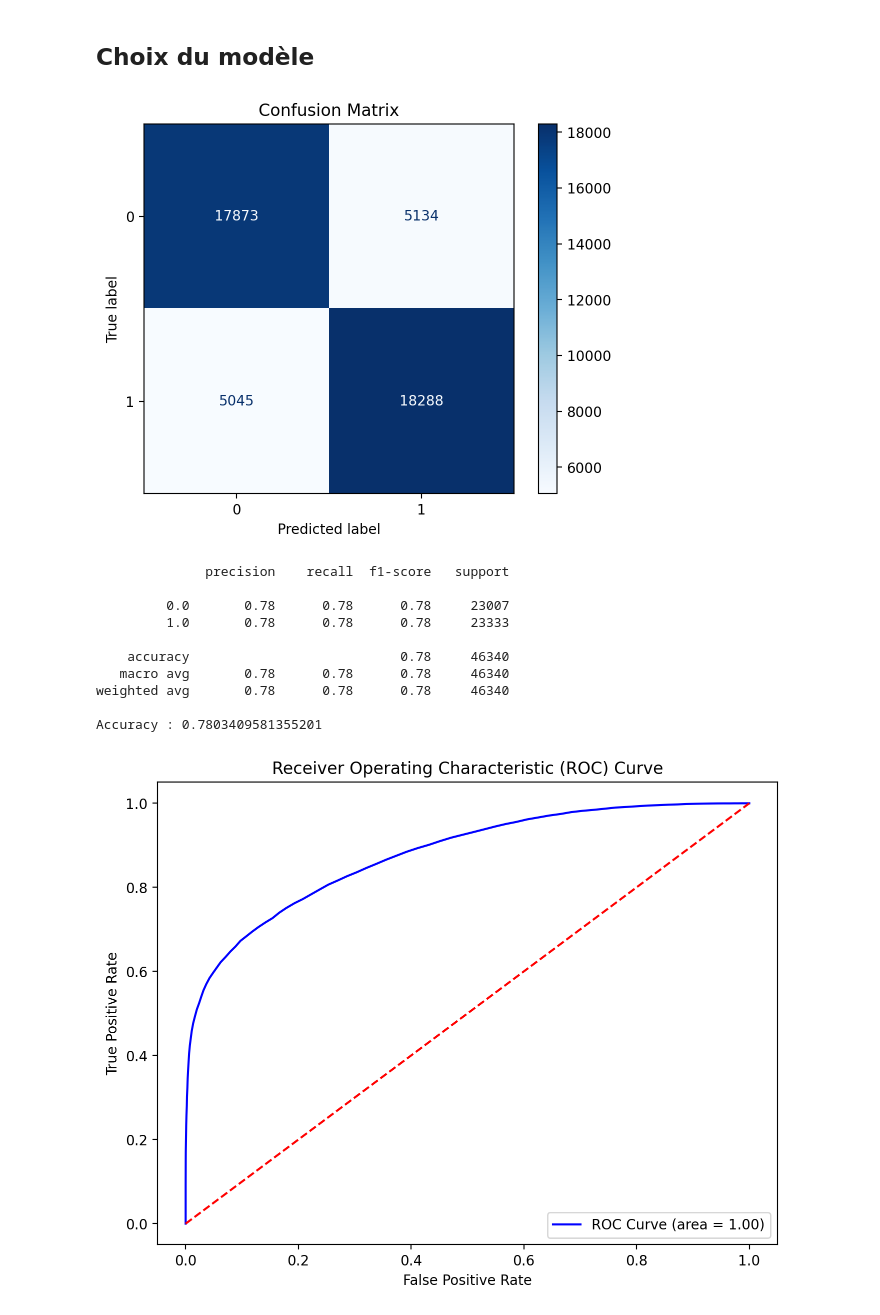
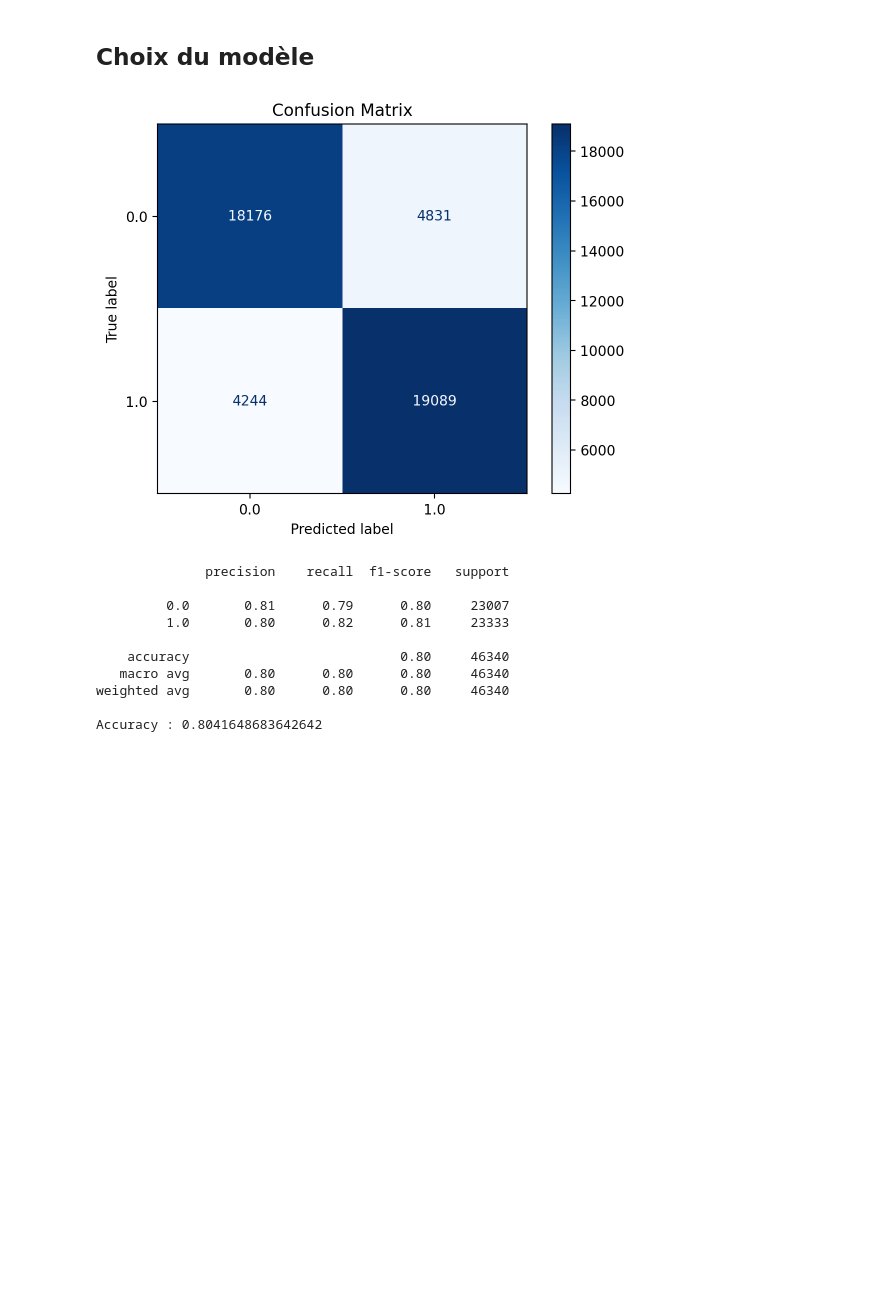
Before and after one commit to francisbonheur/alyra_projet_deep_learning, a Jupyter notebook: ML_detection_valeur_classification.ipynb, the cells around one changed output. Saved outputs shown, nothing was run; the diff lists cells and outputs as text; code cells hidden in the pictures; blank space fills up the shorter version.

```diff
--- a/ML_detection_valeur_classification.ipynb
+++ b/ML_detection_valeur_classification.ipynb
@@ -594,8 +594,6 @@ plt.title('correlation matrix')
 # %% [output]
 Text(0.5, 1.0, 'correlation matrix')
 [figure]
-# %%
-balanced_data = balanced_data.drop(columns=["rlgdgr"], axis=1)
 # %% [markdown]
 ## Préparation des données d'entrainement
 
@@ -715,7 +697,7 @@ def normalize(X: pd.DataFrame) -> list[pd.DataFrame] :
 
     return X_normalized
 
-X_train_scaled = normalize(X_train_encoded)
+X_train_scaled = normalize(X_train_filtered)
 # %% [markdown]
 ## Choix du modèle
 # %%
@@ -727,6 +709,7 @@ from sklearn.ensemble import RandomForestClassifier
 from sklearn.ensemble import AdaBoostClassifier
 from sklearn.ensemble import GradientBoostingRegressor
 from sklearn.model_selection import GridSearchCV
+from sklearn.neighbors import KNeighborsClassifier
 
 from sklearn.svm import SVC
 
@@ -734,62 +717,49 @@ from sklearn.svm import SVC
 
 #model = LogisticRegression()
 #model = SVC()
-model = RandomForestClassifier(max_depth=50, criterion='entropy', n_estimators=100, random_state=123)
+
 #weak_learner = LogisticRegression()
 #model = AdaBoostClassifier(estimator=weak_learner, n_estimators=50, learning_rate=0.5, random_state=123)
+# model = KNeighborsClassifier(n_neighbors=9)
 
 # Entrainement du modèle
-model.fit(X_train_scaled, y_train_encoded)
+model = RandomForestClassifier(max_depth=50, criterion='entropy', n_estimators=100, random_state=123)
+model.fit(X_train_scaled, y_train_filtered)
 
 # Calcul des prédiction sur les données de tests
 y_train_pred = model.predict(X_train_scaled)
 
 # Préprocessing des données de tests (pas de suppression d'outliers sur les données de test)
 X_test_imputed = data_imputation(X_test)
-X_test_encoded, y_test_encoded = encode(X_test_imputed, y_test)
-X_test_scaled = normalize(X_test_encoded)
+X_test_scaled = normalize(X_test_imputed)
 
 y_pred = model.predict(X_test_scaled)
 
 # Affiche la matrice de confusion:
 cm = confusion_matrix(y_test,y_pred)
 
 # Display Confusion Matrix
 disp = ConfusionMatrixDisplay(confusion_matrix=cm, display_labels=model.classes_)
 disp.plot(cmap=plt.cm.Blues)
 plt.title("Confusion Matrix")
 plt.show()
 
 
 #texte de rapport rapport plus precis de ce qu'on trouve
 print(classification_report(y_test,y_pred))
 
 #print('-------')
 print(f"Accuracy : {accuracy_score(y_test,y_pred)}")
 #print('-------')
-
-# ROC Curve
-fpr, tpr, _ = roc_curve(y_test, model.predict_proba(X_test_scaled)[:, 1], pos_label=1)
-
-# visualize ROC Curve
-plt.figure(figsize=(8, 6))
-plt.plot(fpr, tpr, color='blue', label='ROC Curve (area = {:.2f})'.format(roc_auc_score(y_pred, model.predict_proba(X_test_scaled)[:, 1])))
-plt.plot([0, 1], [0, 1], color='red', linestyle='--')
-plt.xlabel('False Positive Rate')
-plt.ylabel('True Positive Rate')
-plt.title('Receiver Operating Characteristic (ROC) Curve')
-plt.legend(loc='lower right')
-plt.show()
 # %% [output]
-[figure, old version]
+[figure, new version]
               precision    recall  f1-score   support
 
-         0.0       0.78      0.78      0.78     23007
-         1.0       0.78      0.78      0.78     23333
+         0.0       0.81      0.79      0.80     23007
+         1.0       0.80      0.82      0.81     23333
 
-    accuracy                           0.78     46340
-   macro avg       0.78      0.78      0.78     46340
-weighted avg       0.78      0.78      0.78     46340
+    accuracy                           0.80     46340
+   macro avg       0.80      0.80      0.80     46340
+weighted avg       0.80      0.80      0.80     46340
 
-Accuracy : 0.7803409581355201
+Accuracy : 0.8041648683642642
-[figure, removed]
```
Also changed, not shown: parts of 7 cells of this notebook.
